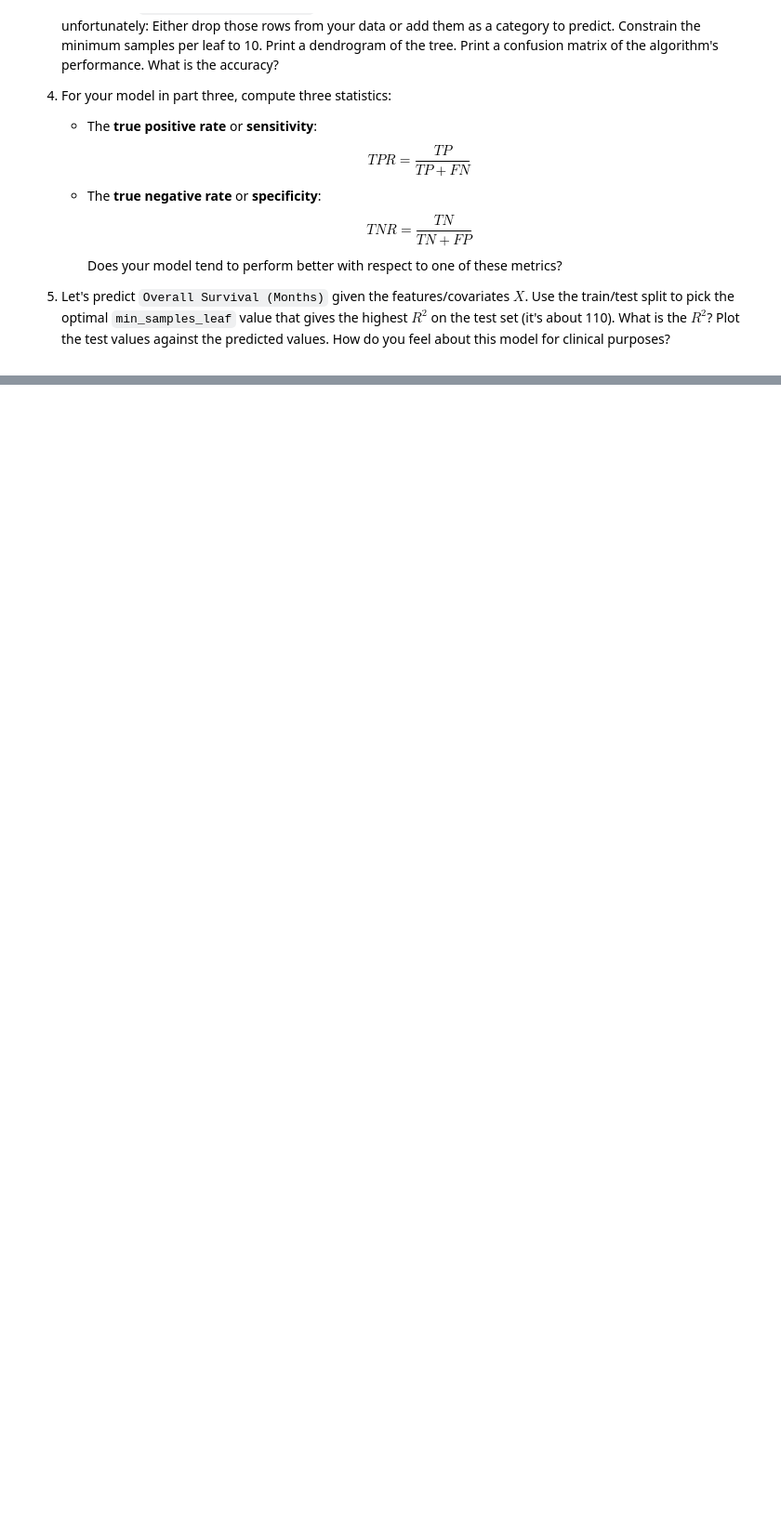
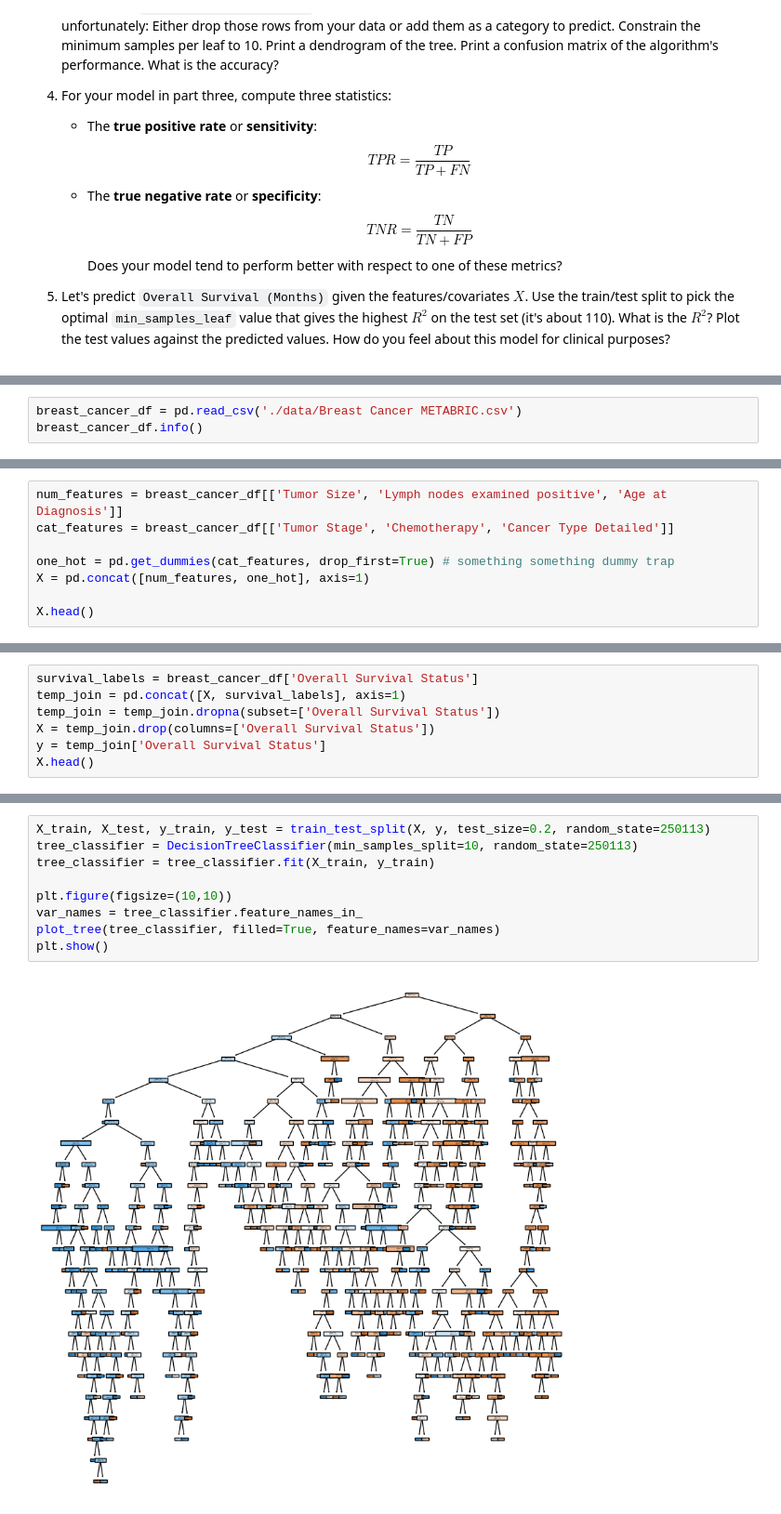
Before and after one commit to kevincha12/trees_assignment, a Jupyter notebook: assignment.ipynb, the cells around one changed output, grey strips where cells are left out. Shown at 93% size. Cells and saved outputs as stored; diff of their text form; blank space fills up the shorter version.

```diff
--- a/assignment.ipynb
+++ b/assignment.ipynb
@@ -52,0 +63,3 @@
+# %%
+breast_cancer_df = pd.read_csv('./data/Breast Cancer METABRIC.csv')
+breast_cancer_df.info()
@@ -52,0 +100,8 @@
+# %%
+num_features = breast_cancer_df[['Tumor Size', 'Lymph nodes examined positive', 'Age at Diagnosis']]
+cat_features = breast_cancer_df[['Tumor Stage', 'Chemotherapy', 'Cancer Type Detailed']]
+
+one_hot = pd.get_dummies(cat_features, drop_first=True) # something something dummy trap
+X = pd.concat([num_features, one_hot], axis=1)
+
+X.head()
@@ -52,0 +119,7 @@
+# %%
+survival_labels = breast_cancer_df['Overall Survival Status']
+temp_join = pd.concat([X, survival_labels], axis=1)
+temp_join = temp_join.dropna(subset=['Overall Survival Status'])
+X = temp_join.drop(columns=['Overall Survival Status'])
+y = temp_join['Overall Survival Status']
+X.head()
@@ -52,0 +133,11 @@
+# %%
+X_train, X_test, y_train, y_test = train_test_split(X, y, test_size=0.2, random_state=250113)
+tree_classifier = DecisionTreeClassifier(min_samples_split=10, random_state=250113)
+tree_classifier = tree_classifier.fit(X_train, y_train)
+
+plt.figure(figsize=(10,10))
+var_names = tree_classifier.feature_names_in_
+plot_tree(tree_classifier, filled=True, feature_names=var_names)
+plt.show()
+# %% [output]
+[figure, added]
```
Also changed, not shown: parts of 36 cells of this notebook.
